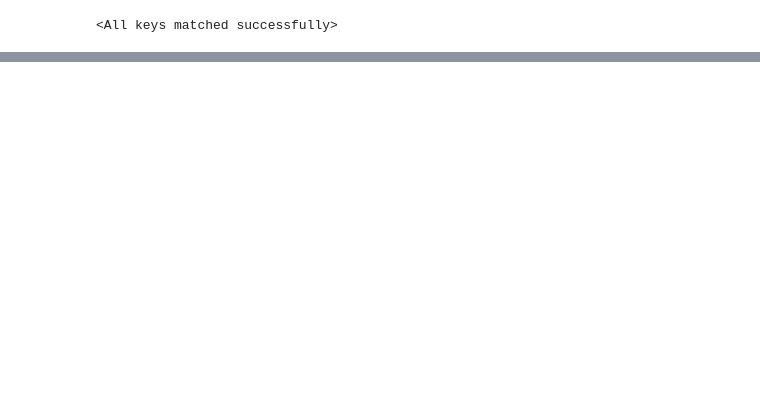
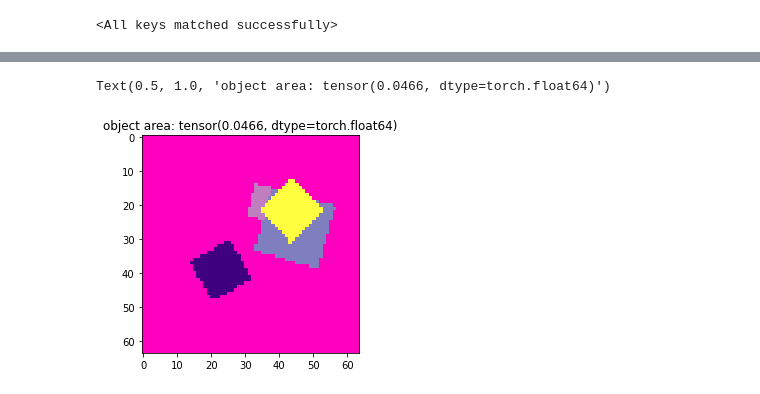
Before and after one commit to kkarbasi/metamorphs, a Jupyter notebook: analyze_models.ipynb, the cells around one changed output, grey strips where cells are left out. Saved outputs shown, nothing was run; the diff lists cells and outputs as text; code cells hidden in the pictures; blank space fills up the shorter version.

```diff
--- a/analyze_models.ipynb
+++ b/analyze_models.ipynb
@@ -449,0 +511,6 @@ with torch.no_grad():
+# %%
+plt.imshow(train_images[52])
+plt.title('object area: ' + str(train_labels[0]))
+# %% [output]
+Text(0.5, 1.0, 'object area: tensor(0.0466, dtype=torch.float64)')
+[figure, added]
```
Also changed, not shown: parts of 18 cells of this notebook, 1 other file.
